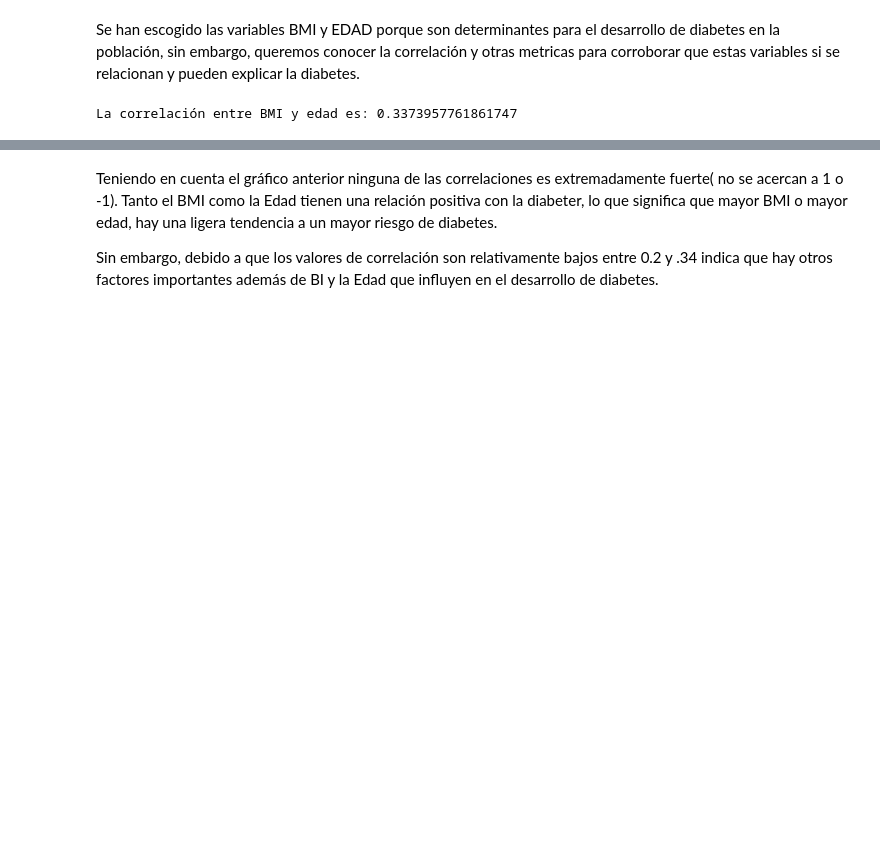
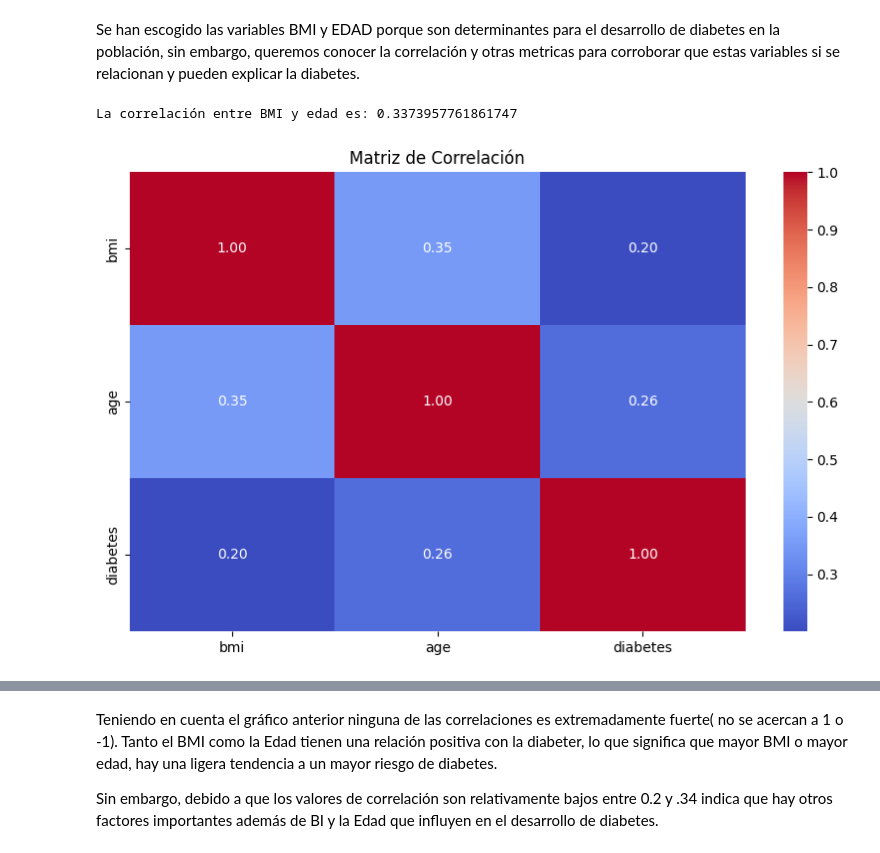
Before and after one commit to JuanMarting/EDA, a Jupyter notebook: Trabajo_final_EDA.ipynb, the cells around one changed output, grey strips where cells are left out. Saved outputs shown, nothing was run; the diff lists cells and outputs as text; code cells hidden in the pictures; blank space fills up the shorter version.

```diff
--- a/Trabajo_final_EDA.ipynb
+++ b/Trabajo_final_EDA.ipynb
@@ -240,3 +242,5 @@ df
+# %%
+df = df.drop(columns='year')
 # %% [markdown]
 ### Análisis Exploratorio de las Variables:
 
@@ -567,6 +571,14 @@ correlacion_bmi_age = df['bmi'].corr(df['age'])
 print(f"La correlación entre BMI y edad es: {correlacion_bmi_age}")
 # %% [output]
 La correlación entre BMI y edad es: 0.3373957761861747
+# %%
+## Matriz de Correlación
+plt.figure(figsize=(10,6))
+sns.heatmap(df[['bmi', 'age', 'diabetes']].corr('spearman'), annot=True, cmap='coolwarm', fmt=".2f")
+plt.title("Matriz de Correlación")
+plt.show()
+# %% [output]
+[figure, added]
 # %%
 ## Matriz de Correlación
 plt.figure(figsize=(10,6))
```
Also changed, not shown: parts of 4 cells of this notebook.
